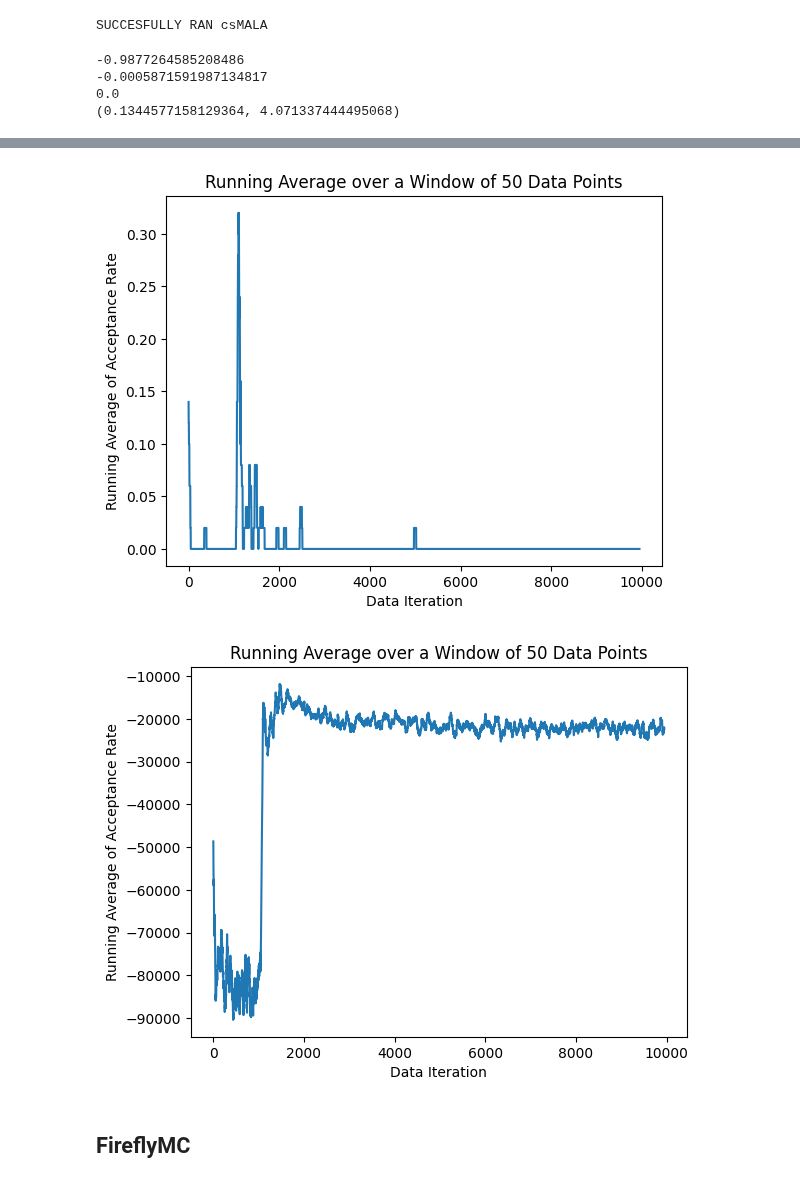
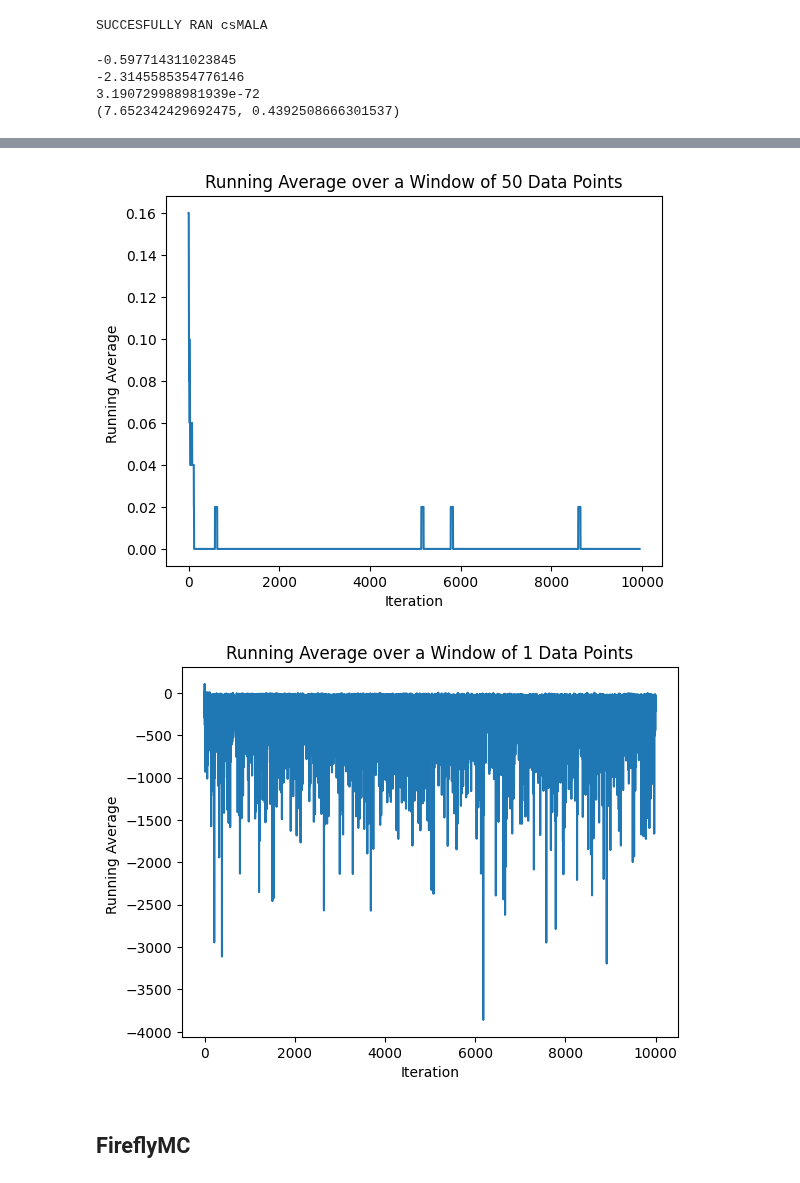
Before and after one commit to fnnrth/bt_MCMC_big_data, a Jupyter notebook: rundown_notebook.ipynb, the cells around one changed output, grey strips where cells are left out. Saved outputs shown, nothing was run; the diff lists cells and outputs as text; code cells hidden in the pictures.

```diff
--- a/rundown_notebook.ipynb
+++ b/rundown_notebook.ipynb
@@ -305,8 +322,8 @@ def mala(data, lkhd_function, proposal_function, initial_theta, num_iterations,
 data = bimodal_data
 lkhd = Bimodal_norm_param_loglkhd()
 proposal = Langevin_Sampler()
-initial_theta = np.array([2,4])
-num_iterations = 10**4
+initial_theta = np.array([2,2])
+num_iterations = 10**3
 stepsize = 0.1
 gradient_scaler = 1
 lkhd_scaler = data.size*0.001
@@ -377,12 +396,12 @@ def consensusMC(data, lkhd_function, proposal_function, initial_theta, num_itera
 # %%
 # consensusMC
 # Parameters
-data = normal_param_data
-lkhd = Normal_param_loglkhd()
+data = bimodal_data
+lkhd = Bimodal_norm_param_loglkhd()
 proposal = Gaussian_Random_Walk()
-initial_theta = np.array([2,4])
+initial_theta = np.array([1,1])
 num_iterations = 10**4
-stepsize = 0.1
+stepsize = 1
 num_batches = 4
 
 samples = consensusMC(data, lkhd, proposal, initial_theta, num_iterations, stepsize, num_batches)
@@ -429,7 +448,7 @@ def csMALA(data, lkhd_function, proposal_function, initial_theta, num_iterations
     log_subsampling_perc = np.log(subsampling_perc)
     #Compute initial values
     subsample = bernoulli_sampling(data, subsampling_perc)
-    correction_term[0] = correction_scaler*log_subsampling_perc*len(subsample)/lkhd_scaler
+    correction_term[0] = correction_scaler*log_subsampling_perc*len(subsample)*lkhd_scaler**(-1)
     samples[0] = initial_theta
     lkhd[0] = np.mean(lkhd_function.comp_func(subsample, initial_theta))
     grad[0] = np.mean(lkhd_function.comp_grad(subsample, initial_theta))
@@ -437,11 +456,10 @@ def csMALA(data, lkhd_function, proposal_function, initial_theta, num_iterations
     for i in range(num_iterations - 1):
         # Propose a new sample
         proposal = proposal_function.propose_sample(samples[i], stepsize, grad[i], gradient_scaler)
-        current_sample = samples[i]
         #New subsample
         subsample = bernoulli_sampling(data, subsampling_perc)
         # Compute the acceptance probability
-        correction_term_proposal = correction_scaler*log_subsampling_perc*len(subsample)/lkhd_scaler
+        correction_term_proposal = correction_scaler*log_subsampling_perc*len(subsample)*lkhd_scaler**(-1)
         lkhd_proposal = np.mean(lkhd_function.comp_func(subsample, proposal))
         grad_proposal = np.mean(lkhd_function.comp_grad(subsample, proposal))
         diff_old = npl.norm(proposal - samples[i] - gradient_scaler*grad[i])**2
@@ -473,11 +491,11 @@ def csMALA(data, lkhd_function, proposal_function, initial_theta, num_iterations
 data = bimodal_data
 lkhd = Bimodal_norm_param_loglkhd()
 proposal = Langevin_Sampler()
-initial_theta = np.array([2,4])
+initial_theta = np.array([1,1])
 num_iterations = 10**4
-stepsize = 0.1
+stepsize = 1
 gradient_scaler = 1
-subsampling_perc = 0.001
+subsampling_perc = 0.1
 correction_scaler = 0.1
 lkhd_scaler = data.size*(1/subsampling_perc)*0.001
 
@@ -497,9 +515,9 @@ plt_samples(plot_samples)
 
 plot_running_average(accepted,50)
 
-plot_running_average(lkhd_diff, 50)
+plot_running_average(lkhd_diff, 1)
 # %% [output]
--0.9877264585208486
--0.0005871591987134817
-0.0
-(0.1344577158129364, 4.071337444495068)
+-0.597714311023845
+-2.3145585354776146
+3.190729988981939e-72
+(7.652342429692475, 0.4392508666301537)
@@ -507,4 +525,4 @@ plot_running_average(lkhd_diff, 50)
-[figure, old version]
+[figure, new version]
-[figure, old version]
+[figure, new version]
 # %% [markdown]
 ## FireflyMC
```
Also changed, not shown: parts of 12 cells of this notebook.
